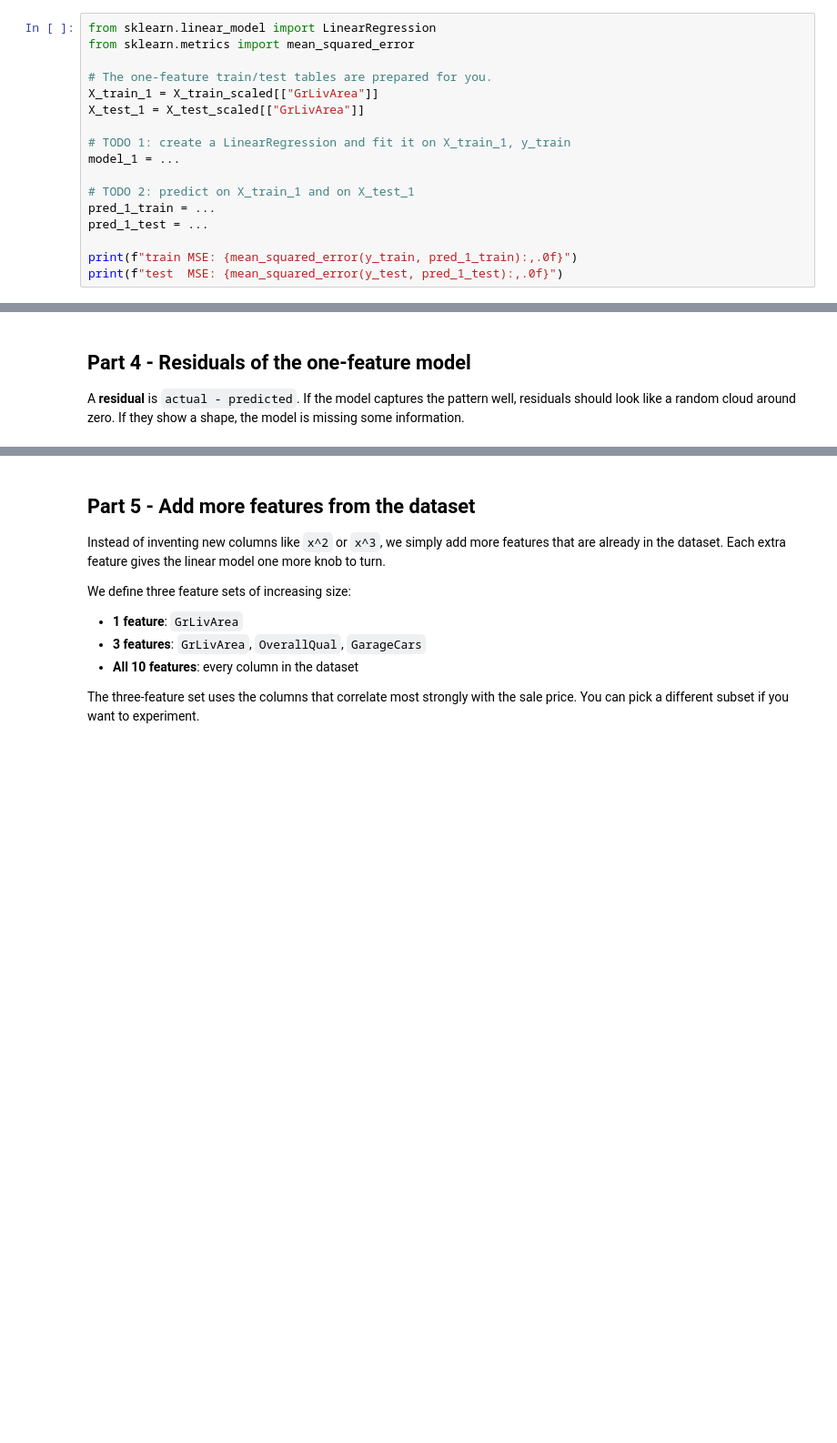
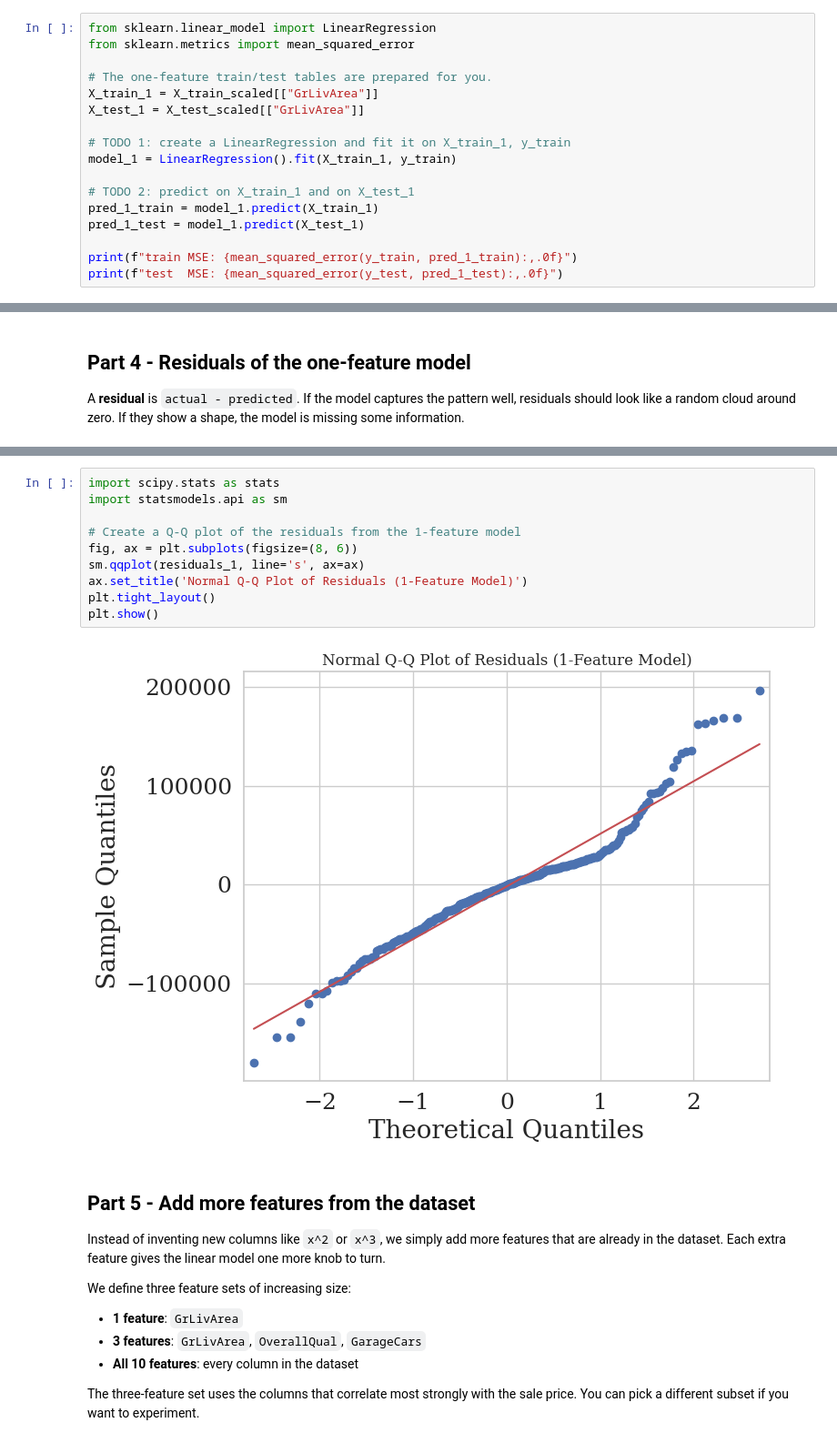
Before and after one commit to mgrubisic/ai_bootcamp_foundations, a Jupyter notebook: notebooks/2a_Regression_Fundamentals.ipynb, the cells around one changed output, grey strips where cells are left out. Shown at 91% size. Drawn from its saved outputs; the diff is of its cells as text; blank space fills up the shorter version.

```diff
--- a/notebooks/2a_Regression_Fundamentals.ipynb
+++ b/notebooks/2a_Regression_Fundamentals.ipynb
@@ -104,11 +121,11 @@ X_train_1 = X_train_scaled[["GrLivArea"]]
 X_test_1 = X_test_scaled[["GrLivArea"]]
 
 # TODO 1: create a LinearRegression and fit it on X_train_1, y_train
-model_1 = ...
+model_1 = LinearRegression().fit(X_train_1, y_train)
 
 # TODO 2: predict on X_train_1 and on X_test_1
-pred_1_train = ...
-pred_1_test = ...
+pred_1_train = model_1.predict(X_train_1)
+pred_1_test = model_1.predict(X_test_1)
 
 print(f"train MSE: {mean_squared_error(y_train, pred_1_train):,.0f}")
 print(f"test  MSE: {mean_squared_error(y_test, pred_1_test):,.0f}")
@@ -150,3 +174,15 @@ plt.show()
+# %%
+import scipy.stats as stats
+import statsmodels.api as sm
+
+# Create a Q-Q plot of the residuals from the 1-feature model
+fig, ax = plt.subplots(figsize=(8, 6))
+sm.qqplot(residuals_1, line='s', ax=ax)
+ax.set_title('Normal Q-Q Plot of Residuals (1-Feature Model)')
+plt.tight_layout()
+plt.show()
+# %% [output]
+[figure, added]
 # %% [markdown]
 ## Part 5 - Add more features from the dataset
 
```
Also changed, not shown: parts of 13 cells of this notebook.
